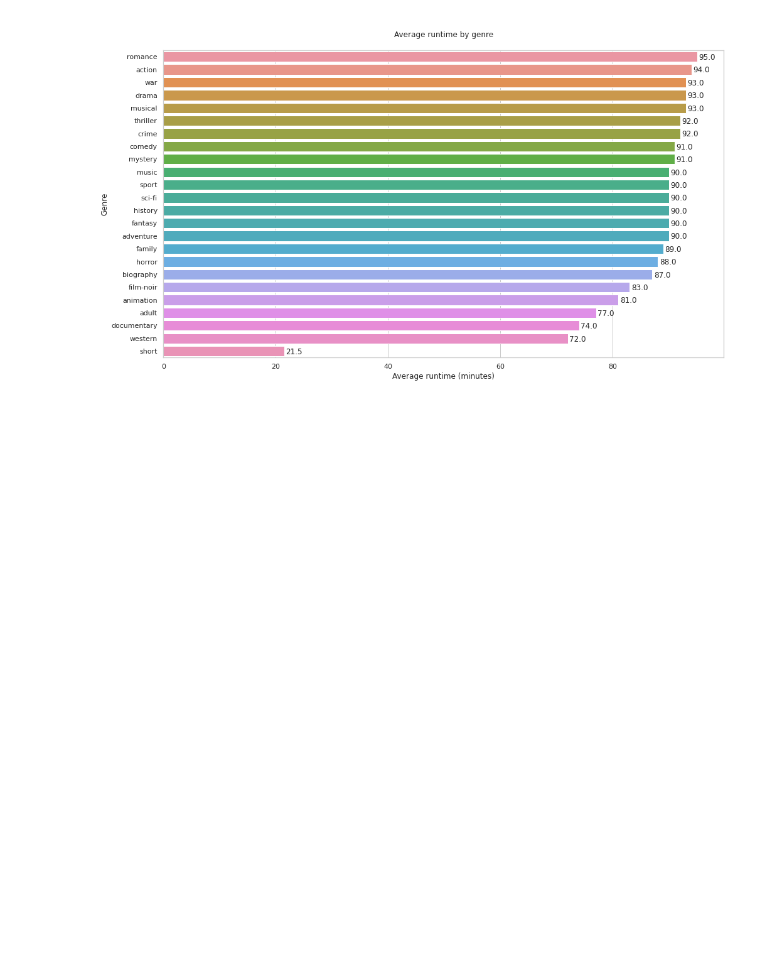
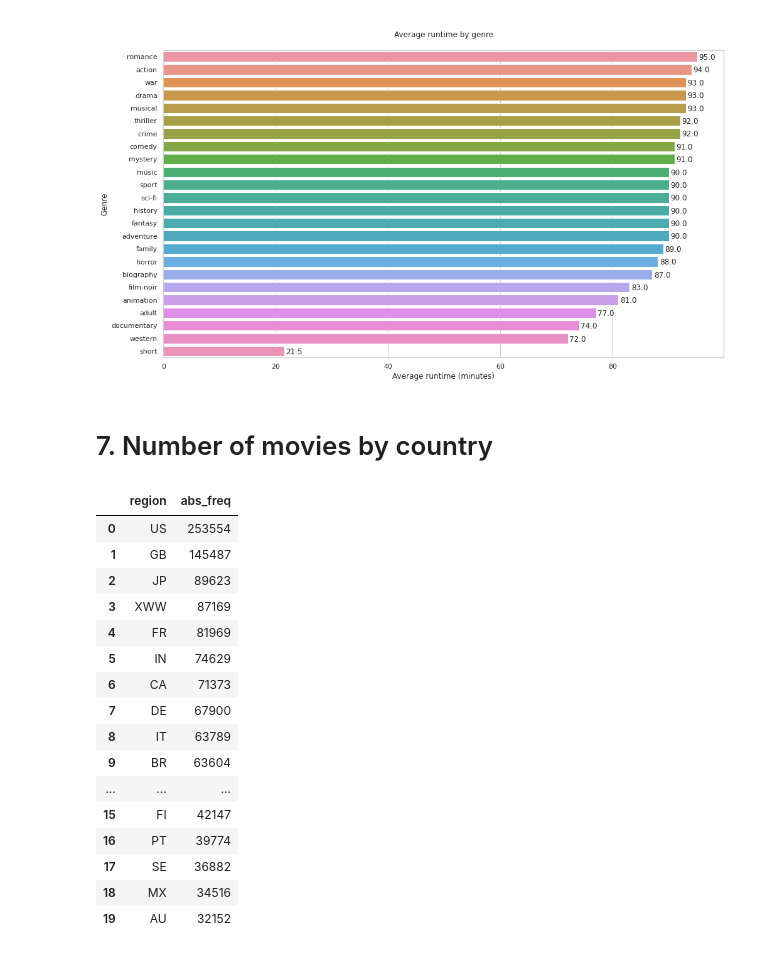
Before and after one commit to Mr0l3/imdb-data-analysis, a Jupyter notebook: IMDB-analysis.ipynb, the cells around one changed output. Drawn from its saved outputs; the diff is of its cells as text; code cells hidden in the pictures; blank space fills up the shorter version.

```diff
--- a/IMDB-analysis.ipynb
+++ b/IMDB-analysis.ipynb
@@ -476,3 +919,5 @@ plt.xlabel('Average runtime (minutes)')
 plt.show()
 # %% [output]
 [figure]
+# %% [markdown]
+# 7. Number of movies by country
@@ -478,0 +935,21 @@ plt.show()
+# %%
+df = pd.read_sql_query(query, conn)
+df
+# %% [output]
+|  | region | abs_freq |
+| 0 | US | 253554 |
+| 1 | GB | 145487 |
+| 2 | JP | 89623 |
+| 3 | XWW | 87169 |
+| 4 | FR | 81969 |
+| 5 | IN | 74629 |
+| 6 | CA | 71373 |
+| 7 | DE | 67900 |
+| 8 | IT | 63789 |
+| 9 | BR | 63604 |
+| ... | ... | ... |
+| 15 | FI | 42147 |
+| 16 | PT | 39774 |
+| 17 | SE | 36882 |
+| 18 | MX | 34516 |
+| 19 | AU | 32152 |
```
Also changed, not shown: parts of 42 cells of this notebook, 2 other files.
